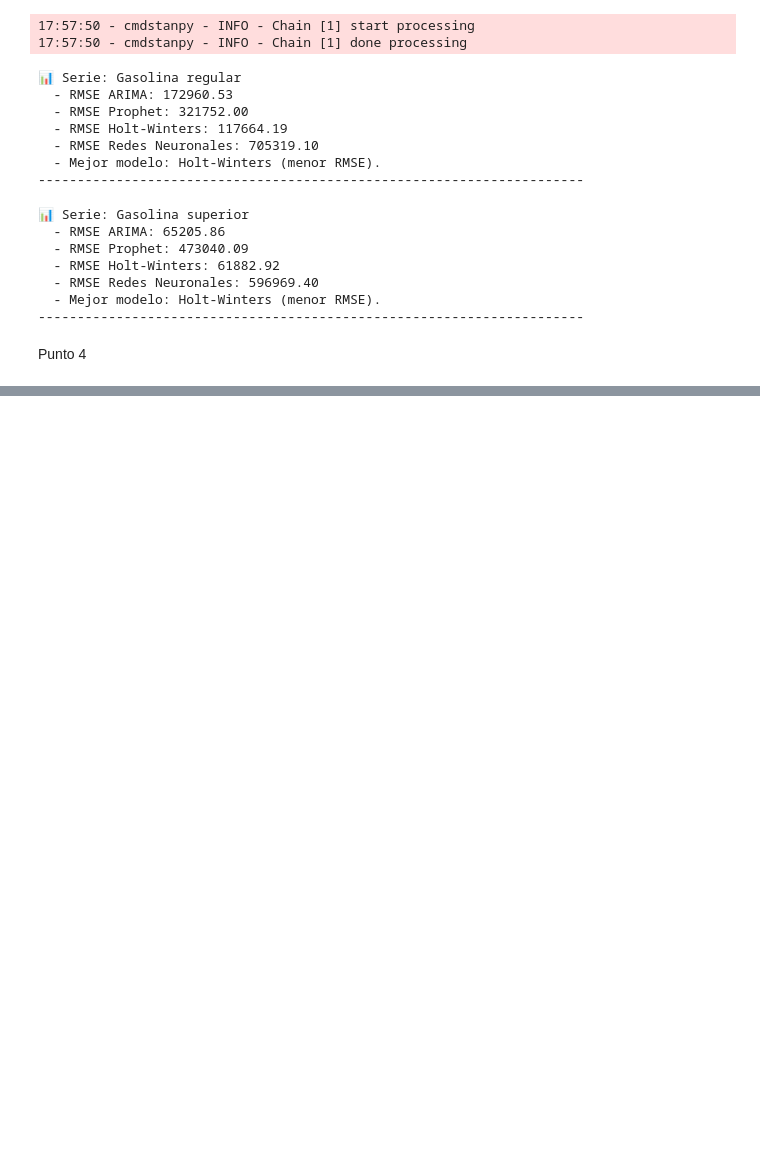
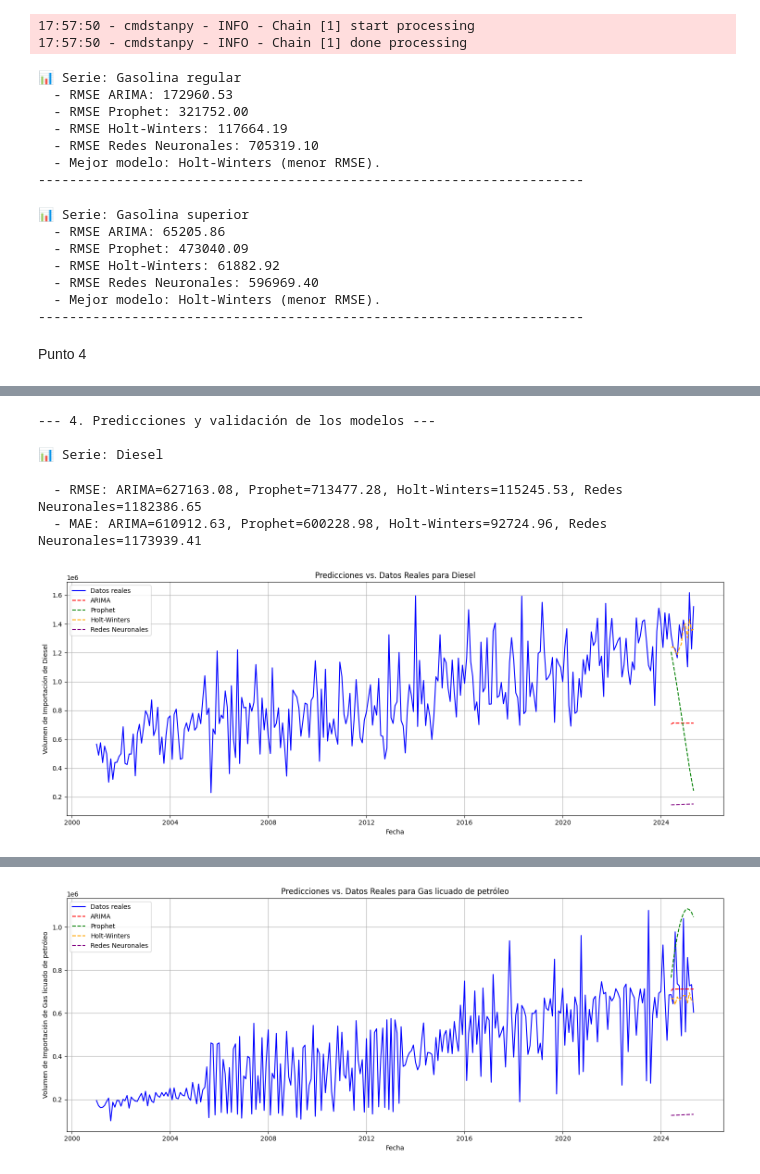
Before and after one commit to Saiyan-Javi/Lab1DS, a Jupyter notebook: Lab1.ipynb, the cells around one changed output, grey strips where cells are left out. Drawn from its saved outputs; the diff is of its cells as text; code cells hidden in the pictures; blank space fills up the shorter version.

Commit message:
Punto 4 culminado

```diff
--- a/Lab1.ipynb
+++ b/Lab1.ipynb
@@ -1002,3 +1002,76 @@ else:
 ----------------------------------------------------------------------
 # %% [markdown]
 Punto 4
+# %%
+## 4. Predicciones y validación de los modelos
+print("--- 4. Predicciones y validación de los modelos ---\n")
+
+if not df_importaciones.empty:
+    from sklearn.metrics import mean_squared_error, mean_absolute_error
+    import matplotlib.pyplot as plt
+
+    # Dividir datos: últimos 12 meses como validación, el resto como entrenamiento
+    train_size = len(df_importaciones) - 12
+    df_train = df_importaciones.iloc[:train_size]
+    df_test = df_importaciones.iloc[train_size:]
+
+    for col in df_importaciones.columns:
+        print(f"📊 Serie: {col}")
+
+        # ARIMA (usar el mejor modelo del punto 3.g)
+        best_model_idx = np.argmin([m.aic for m in models])  # Ajusta si 'models' no está definido
+        arima_model = models[best_model_idx]
+        forecast_arima = arima_model.forecast(steps=12)
+
+        # Prophet
+        df_prophet_train = df_train.reset_index().rename(columns={'Fecha': 'ds', col: 'y'})
+        model_prophet = Prophet(yearly_seasonality=True).fit(df_prophet_train)
+        future_prophet = model_prophet.make_future_dataframe(periods=12)
+        forecast_prophet = model_prophet.predict(future_prophet)
+
+        # Holt-Winters
+        model_hw = ExponentialSmoothing(df_train[col], seasonal_periods=12, trend='add', seasonal='add').fit()
+        forecast_hw = model_hw.forecast(12)
+
+        # Redes Neuronales
+        X_train = np.arange(len(df_train[col])).reshape(-1, 1)
+        y_train = df_train[col].values
+        model_nn = MLPRegressor(hidden_layer_sizes=(100,), max_iter=1000).fit(X_train, y_train)
+        X_test = np.arange(len(df_train[col]), len(df_train[col]) + 12).reshape(-1, 1)
+        forecast_nn = model_nn.predict(X_test)
+
+        # Calcular métricas
+        rmse_arima = np.sqrt(mean_squared_error(df_test[col], forecast_arima))
+        rmse_prophet = np.sqrt(mean_squared_error(df_test[col], forecast_prophet.tail(12)['yhat']))
+        rmse_hw = np.sqrt(mean_squared_error(df_test[col], forecast_hw))
+        rmse_nn = np.sqrt(mean_squared_error(df_test[col], forecast_nn))
+
+        mae_arima = mean_absolute_error(df_test[col], forecast_arima)
+        mae_prophet = mean_absolute_error(df_test[col], forecast_prophet.tail(12)['yhat'])
+        mae_hw = mean_absolute_error(df_test[col], forecast_hw)
+        mae_nn = mean_absolute_error(df_test[col], forecast_nn)
+
+        # Imprimir métricas
+        print(f"  - RMSE: ARIMA={rmse_arima:.2f}, Prophet={rmse_prophet:.2f}, Holt-Winters={rmse_hw:.2f}, Redes Neuronales={rmse_nn:.2f}")
+        print(f"  - MAE: ARIMA={mae_arima:.2f}, Prophet={mae_prophet:.2f}, Holt-Winters={mae_hw:.2f}, Redes Neuronales={mae_nn:.2f}")
+
+        # Graficar
+        plt.figure(figsize=(15, 6))
+        plt.plot(df_importaciones.index, df_importaciones[col], label='Datos reales', color='blue')
+        plt.plot(df_test.index, forecast_arima, label='ARIMA', color='red', linestyle='--')
+        plt.plot(df_test.index, forecast_prophet.tail(12)['yhat'], label='Prophet', color='green', linestyle='--')
+        plt.plot(df_test.index, forecast_hw, label='Holt-Winters', color='orange', linestyle='--')
+        plt.plot(df_test.index, forecast_nn, label='Redes Neuronales', color='purple', linestyle='--')
+        plt.title(f'Predicciones vs. Datos Reales para {col}')
+        plt.xlabel('Fecha')
+        plt.ylabel(f'Volumen de Importación de {col}')
+        plt.legend()
+        plt.grid(True)
+        plt.tight_layout()
+        plt.show()
+
+        print(f"  - Conclusión: El modelo con menor RMSE y MAE ({'ARIMA' if rmse_arima == min(rmse_arima, rmse_prophet, rmse_hw, rmse_nn) else 'Prophet' if rmse_prophet == min(rmse_arima, rmse_prophet, rmse_hw, rmse_nn) else 'Holt-Winters' if rmse_hw == min(rmse_arima, rmse_prophet, rmse_hw, rmse_nn) else 'Redes Neuronales'}) parece ser el más adecuado para esta serie.")
+        print("-" * 70 + "\n")
+else:
+    print("❌ No se pueden realizar predicciones. El DataFrame está vacío.")
+# %% [output]
@@ -1004,0 +1080,6 @@ Punto 4
+--- 4. Predicciones y validación de los modelos ---
+
+📊 Serie: Diesel
+  - RMSE: ARIMA=627163.08, Prophet=713477.28, Holt-Winters=115245.53, Redes Neuronales=1182386.65
+  - MAE: ARIMA=610912.63, Prophet=600228.98, Holt-Winters=92724.96, Redes Neuronales=1173939.41
+[figure, added]
@@ -1004,0 +1094 @@ Punto 4
+[figure, added]
```
Also changed, not shown: parts of 1 cell of this notebook.
